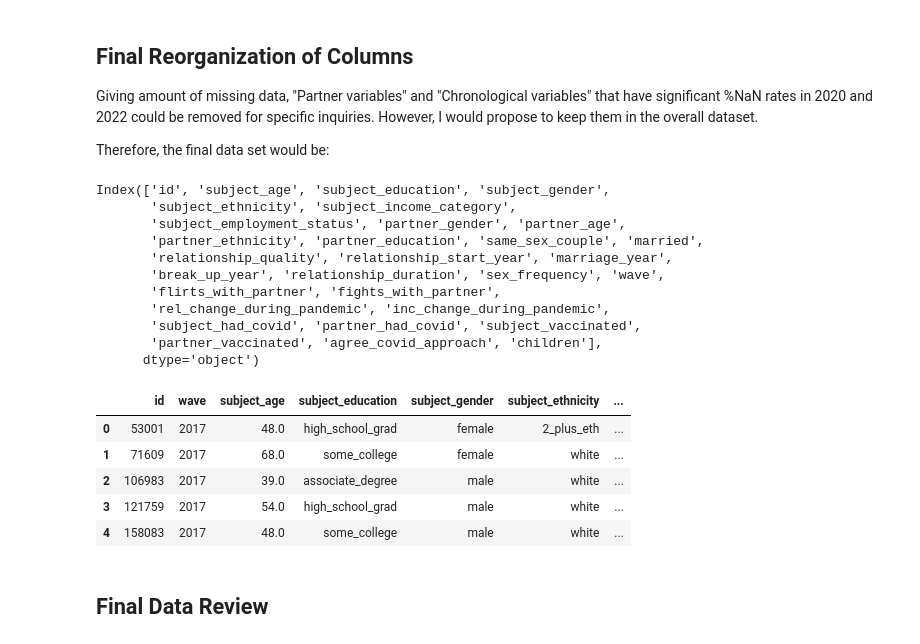
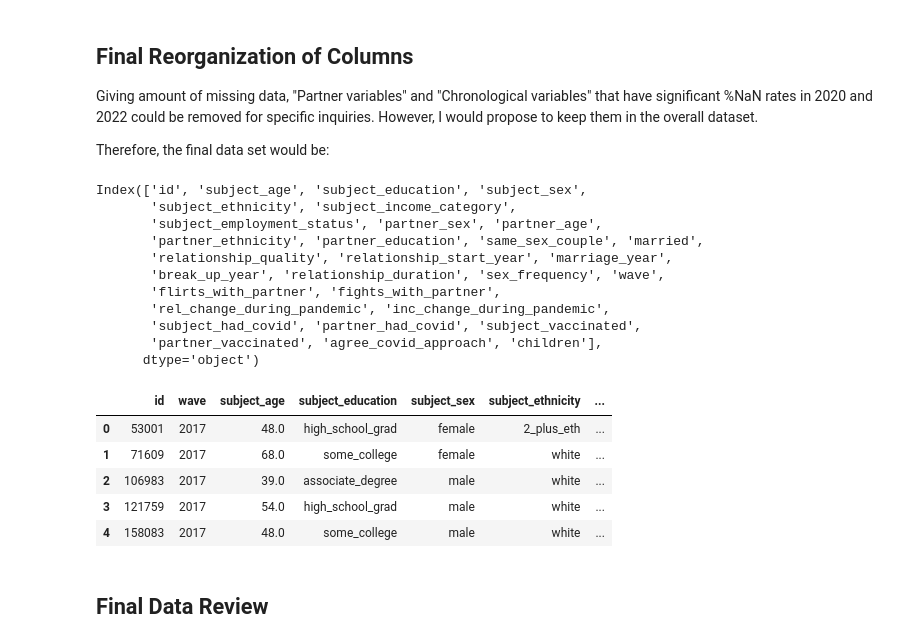
Before and after one commit to katieburak/diversedata.github.io, a Jupyter notebook: scripts/HCMST_clean.ipynb, the cells around one changed output. Drawn from its saved outputs; the diff is of its cells as text; code cells hidden in the pictures.

Commit message:
Changing subject_gender to subject_sex per Katies request

```diff
--- a/scripts/HCMST_clean.ipynb
+++ b/scripts/HCMST_clean.ipynb
@@ -162,12 +162,12 @@ column_renames_2017 = {
     #subject_demographics
     'w1_ppage': 'subject_age',
     'w1_ppeduc': 'subject_education',
-    'w1_ppgender': 'subject_gender',
+    'w1_ppgender': 'subject_sex',
     'w1_ppethm': 'subject_ethnicity',
     'w1_ppincimp': 'subject_income_category',
     'w1_ppwork': 'subject_employment_status',
     #partner_demographics
-    'w1_q4': 'partner_gender',
+    'w1_q4': 'partner_sex',
     'w1_q9': 'partner_age',
     'w1_q6b': 'partner_ethnicity',
     'w1_q10': 'partner_education',
@@ -204,12 +204,12 @@ column_renames_2020 = {
     #subject_demographics
     'w2_ppage': 'subject_age',
     'w2_ppeduc': 'subject_education',
-    'w2_ppgender': 'subject_gender',
+    'w2_ppgender': 'subject_sex',
     'w2_ppethm': 'subject_ethnicity',
     'w2_ppincimp': 'subject_income_category',
     'w2_ppwork': 'subject_employment_status',
     #partner_demographics
-    'w2_Q4': 'partner_gender',
+    'w2_Q4': 'partner_sex',
     'w2_Q9': 'partner_age',
     'w2_Q6B': 'partner_ethnicity',
     'w2_Q10': 'partner_education',
@@ -246,12 +246,12 @@ column_renames_2022 = {
     #subject_demographics
     'w3_ppage': 'subject_age',
     'w3_ppeduc': 'subject_education',
-    'w3_ppgender': 'subject_gender',
+    'w3_ppgender': 'subject_sex',
     'w3_ppethm': 'subject_ethnicity',
     'w3_ppincimp': 'subject_income_category',
     'w3_ppwork': 'subject_employment_status',
     #partner_demographics
-    'w3_Q4': 'partner_gender',
+    'w3_Q4': 'partner_sex',
     'w3_Q9': 'partner_age',
     'w3_Q6B': 'partner_ethnicity',
     'w3_Q10': 'partner_education',
@@ -499,8 +499,8 @@ gender_mapping = {
     3: 'other'
 }
 
-df_cleaned['subject_gender'] = df_cleaned['subject_gender'].map(gender_mapping)
-df_cleaned['partner_gender'] = df_cleaned['partner_gender'].map(gender_mapping)
+df_cleaned['subject_sex'] = df_cleaned['subject_sex'].map(gender_mapping)
+df_cleaned['partner_sex'] = df_cleaned['partner_sex'].map(gender_mapping)
 # %% [markdown]
 Then, ethniticy/race:
 # %%
@@ -898,9 +898,9 @@ Therefore, the final data set would be:
 # %%
 df_cleaned.columns
 # %% [output]
-Index(['id', 'subject_age', 'subject_education', 'subject_gender',
+Index(['id', 'subject_age', 'subject_education', 'subject_sex',
        'subject_ethnicity', 'subject_income_category',
-       'subject_employment_status', 'partner_gender', 'partner_age',
+       'subject_employment_status', 'partner_sex', 'partner_age',
        'partner_ethnicity', 'partner_education', 'same_sex_couple', 'married',
        'relationship_quality', 'relationship_start_year', 'marriage_year',
        'break_up_year', 'relationship_duration', 'sex_frequency', 'wave',
@@ -912,28 +912,28 @@ Index(['id', 'subject_age', 'subject_education', 'subject_gender',
 # %%
 data = df_cleaned[['id', 'wave',  #Identifiers
 
-                   'subject_age', 'subject_education', 'subject_gender',  #Subject variables
+                   'subject_age', 'subject_education', 'subject_sex',  #Subject variables
                    'subject_ethnicity', 'subject_income_category', 'subject_employment_status',
 
-                   'partner_gender', 'partner_age', 'partner_ethnicity', 'partner_education',  #Partner variables
+                   'partner_sex', 'partner_age', 'partner_ethnicity', 'partner_education',  #Partner variables
 
                    'same_sex_couple', 'married', 'sex_frequency', 'flirts_with_partner', 'fights_with_partner', #Couple Habits
 
                    'relationship_start_year', 'marriage_year', 'break_up_year', #Chronology
                    'relationship_duration',
 
                    'children',  #Kids Info
 
                    'rel_change_during_pandemic', 'inc_change_during_pandemic', #Pandemic Vars
                    'subject_had_covid', 'partner_had_covid', 'subject_vaccinated',
                    'partner_vaccinated', 'agree_covid_approach',
 
                    'relationship_quality' #Outcome
        ]]
 
 data.head()
 # %% [output]
-|  | id | wave | subject_age | subject_education | subject_gender | subject_ethnicity | ... |
+|  | id | wave | subject_age | subject_education | subject_sex | subject_ethnicity | ... |
 | 0 | 53001 | 2017 | 48.0 | high_school_grad | female | 2_plus_eth | ... |
 | 1 | 71609 | 2017 | 68.0 | some_college | female | white | ... |
 | 2 | 106983 | 2017 | 39.0 | associate_degree | male | white | ... |
```
Also changed, not shown: parts of 17 cells of this notebook, 1 other file.
